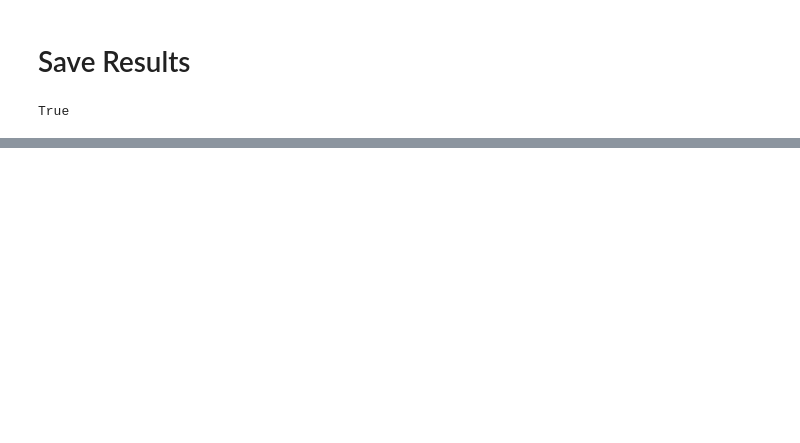
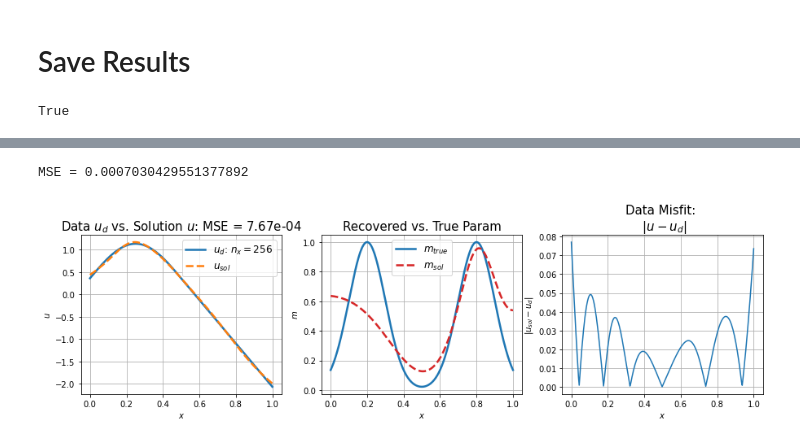
Before and after one commit to aho38/Pytorch-PINN-Marine-Lake, a Jupyter notebook: Model_Discovery/lake_model_Helm.ipynb, the cells around one changed output, grey strips where cells are left out. Saved outputs shown, nothing was run; the diff lists cells and outputs as text; code cells hidden in the pictures; blank space fills up the shorter version.

```diff
--- a/Model_Discovery/lake_model_Helm.ipynb
+++ b/Model_Discovery/lake_model_Helm.ipynb
@@ -279,0 +286,6 @@ torch.save(model.state_dict(),f'{save_path}/model.pt')
+# %%
+layers = [1, 50, 50, 50, 50, 50, 50, 1]
+test_model = PINN(layers)
+test_model.load_state_dict(torch.load(f'{save_path}/model.pt', weights_only=True))
+
+test_model.to(device)
@@ -279,0 +307,38 @@ torch.save(model.state_dict(),f'{save_path}/model.pt')
+# %%
+# obtain results after training
+u, m = test_model.forward(X_u_train)
+# m = model.m_compute(X_u_train)
+
+# error, error_label = np.sqrt(nmse(np.exp(m.compute_vertex_values()),  np.exp(mtrue_array))), 'NRMSE'
+fig, ax = plt.subplots(nrows=1, ncols=3, figsize=(15, 3.6))
+ax[0].plot(X_u_train.cpu(),u_train.cpu(), '-', label=f'$u_d$: $n_x = {Nu}$', markersize=2, linewidth=2.5)
+ax[0].plot(X_u_train.cpu(),u.detach().cpu(), '--', label=r'$u_{sol}$', markersize=2, linewidth=2.5)
+# ax[0].plot(x, u_analytic, 'o', label=r'$A\sin(2\pi x)$', markersize=2, linewidth=2.5)
+ax[0].set_xlabel(r'$x$')
+ax[0].set_ylabel(r'$u$')
+ax[0].set_title(f'Data $u_d$ vs. Solution $u$: MSE = {loss_u.item():1.2e}', fontsize=15)
+ax[0].grid()
+ax[0].legend(fontsize=12)
+ax[1].plot(x_array, mtrue_array, '-', label=r'$m_{true}$', color='tab:blue', linewidth=2.5)
+# ax[1].plot(X_u_train,np.ones(Nu), '-', label=r'$m_{true}$', color='tab:blue', linewidth=2.5)
+ax[1].plot(X_u_train.cpu(),m.detach().cpu(), '--', label=r'$m_{sol}$', color='tab:red', linewidth=2.5)
+# ax[1].set_title(f'gamma = {gamma[kappa_min_ind]:.3e}')
+ax[1].set_xlabel(r'$x$')
+ax[1].set_ylabel(r'$m$')
+ax[1].set_title(f'Recovered vs. True Param', fontsize=15)
+ax[1].grid()
+ax[1].legend(fontsize=12)
+
+ax[2].plot(X_u_train.cpu(), abs(u_train.cpu() - u.detach().cpu()))
+# ax[2].plot(x, run.g_sun.compute_vertex_values())
+ax[2].set_title(f'Data Misfit: \n $|u - u_d|$', fontsize=15)
+ax[2].set_xlabel(r'$x$')
+ax[2].set_ylabel(r'$|u_{sol} - u_d|$')
+ax[2].grid()
+
+print(f'MSE = {torch.mean((u_train.cpu() - u.detach().cpu())**2)}')
+# plt.savefig('Helm.png', dpi=300)
+plt.show()
+# %% [output]
+MSE = 0.0007030429551377892
+[figure, added]
```
Also changed, not shown: parts of 10 cells of this notebook, 1 other file.
